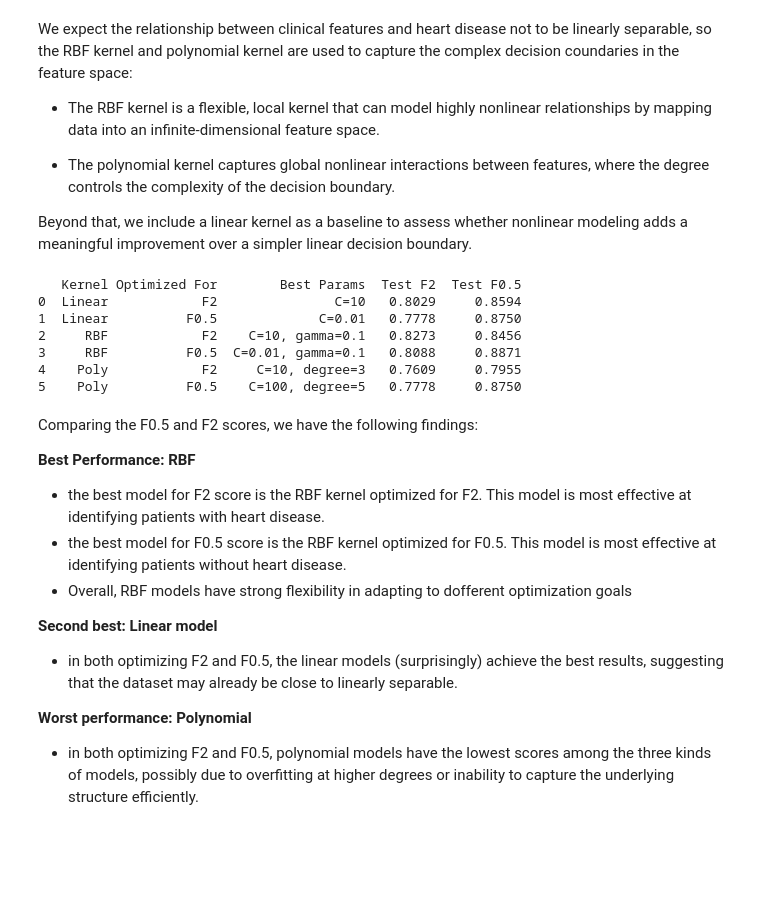
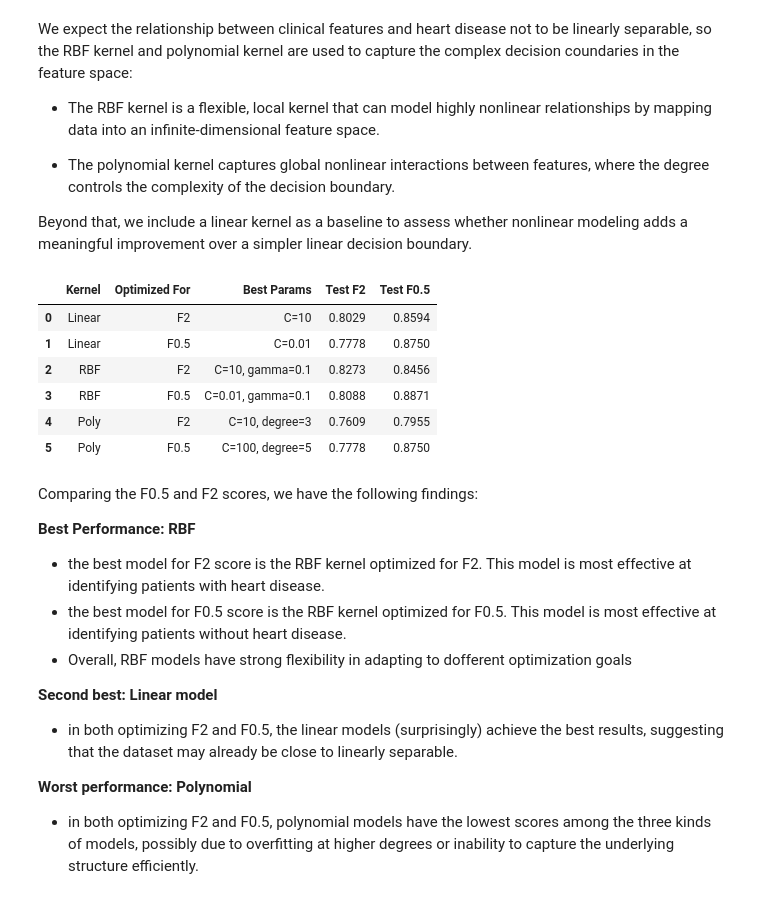
Before and after one commit to Shravani018/ml_2_group1, a Jupyter notebook: Assignment2/ML2_Group1_Assignment2-1.ipynb, the cells around one changed output. Saved outputs shown, nothing was run; the diff lists cells and outputs as text; code cells hidden in the pictures; blank space fills up the shorter version.

```diff
--- a/Assignment2/ML2_Group1_Assignment2-1.ipynb
+++ b/Assignment2/ML2_Group1_Assignment2-1.ipynb
@@ -711,27 +692,22 @@ Beyond that, we include a linear kernel as a baseline to assess whether nonlinea
 # %%
 results = [
     ["Linear", "F2",   "C=10",               0.8029, 0.8594],
     ["Linear", "F0.5", "C=0.01",               0.7778, 0.875],
     ["RBF",    "F2",   "C=10, gamma=0.1",    0.8273, 0.8456],
     ["RBF",    "F0.5", "C=0.01, gamma=0.1",  0.8088, 0.8871],
     ["Poly",   "F2",   "C=10, degree=3",     0.7609, 0.7955],
     ["Poly",   "F0.5", "C=100, degree=5",   0.7778, 0.875],
 ]
-
-df_results = pd.DataFrame(
-    results,
-    columns=["Kernel", "Optimized For", "Best Params", "Test F2", "Test F0.5"]
-)
-
-print(df_results)
+df_results = pd.DataFrame(results,columns=["Kernel", "Optimized For", "Best Params", "Test F2", "Test F0.5"])
+df_results
 # %% [output]
-   Kernel Optimized For        Best Params  Test F2  Test F0.5
-0  Linear            F2               C=10   0.8029     0.8594
-1  Linear          F0.5             C=0.01   0.7778     0.8750
-2     RBF            F2    C=10, gamma=0.1   0.8273     0.8456
-3     RBF          F0.5  C=0.01, gamma=0.1   0.8088     0.8871
-4    Poly            F2     C=10, degree=3   0.7609     0.7955
-5    Poly          F0.5    C=100, degree=5   0.7778     0.8750
+|  | Kernel | Optimized For | Best Params | Test F2 | Test F0.5 |
+| 0 | Linear | F2 | C=10 | 0.8029 | 0.8594 |
+| 1 | Linear | F0.5 | C=0.01 | 0.7778 | 0.8750 |
+| 2 | RBF | F2 | C=10, gamma=0.1 | 0.8273 | 0.8456 |
+| 3 | RBF | F0.5 | C=0.01, gamma=0.1 | 0.8088 | 0.8871 |
+| 4 | Poly | F2 | C=10, degree=3 | 0.7609 | 0.7955 |
+| 5 | Poly | F0.5 | C=100, degree=5 | 0.7778 | 0.8750 |
 # %% [markdown]
 Comparing the F0.5 and F2 scores, we have the following findings:
 
```
Also changed, not shown: parts of 7 cells of this notebook.
